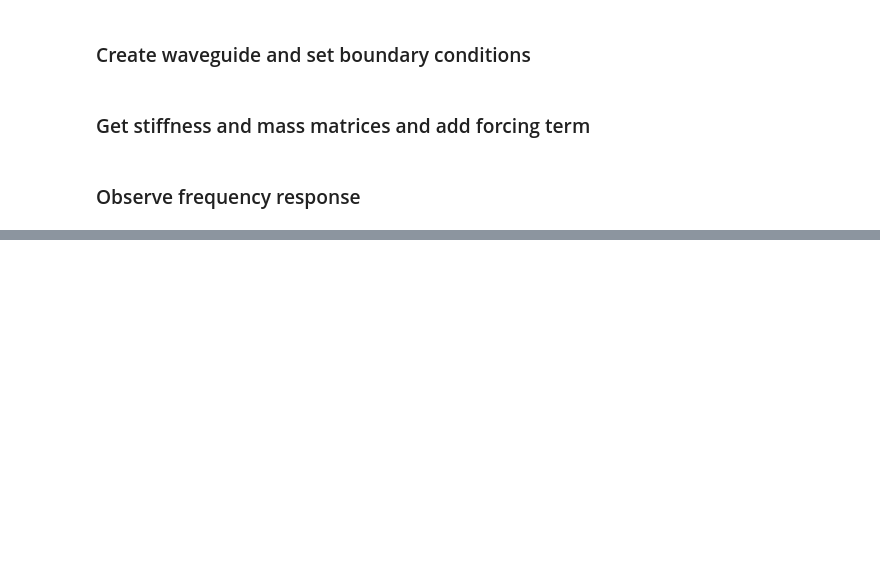
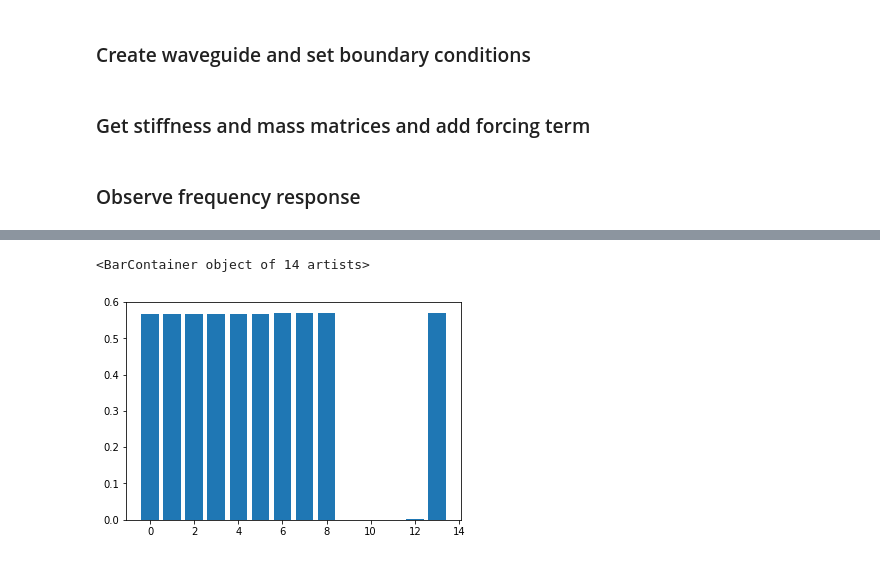
Before and after one commit to FMatti/Maxwell-MRI, a Jupyter notebook: scripts/wg2D_frequency_response.ipynb, the cells around one changed output, grey strips where cells are left out. Cells and saved outputs as stored; diff of their text form; code cells hidden in the pictures; blank space fills up the shorter version.

```diff
--- a/scripts/wg2D_frequency_response.ipynb
+++ b/scripts/wg2D_frequency_response.ipynb
@@ -114,0 +119,22 @@ print(eigs)
+# %%
+def add_boundary_values(vec, V, bc):
+    boundary_points = bc.get_boundary_values().keys()
+    all_points = V.dofmap().dofs()
+    inner_points = list(set(all_points) - set(boundary_points))
+
+    full_vec = np.empty(len(all_points))
+    full_vec[inner_points] = vec
+    full_vec[list(boundary_points)] = list(bc.get_boundary_values().values())
+
+    return full_vec
+# %%
+n = 14
+inner = np.empty(n)
+for i in range(n):
+    eigvec = add_boundary_values(eigvecs[i], V, bc)
+    inner[i] = np.inner(eigvec, L.get_local())
+plt.bar(range(n), np.abs(inner))
+# SOO GOD DAMN COOL!!!
+# %% [output]
+<BarContainer object of 14 artists>
+[figure, added]
```
Also changed, not shown: parts of 18 cells of this notebook, 1 other file.
